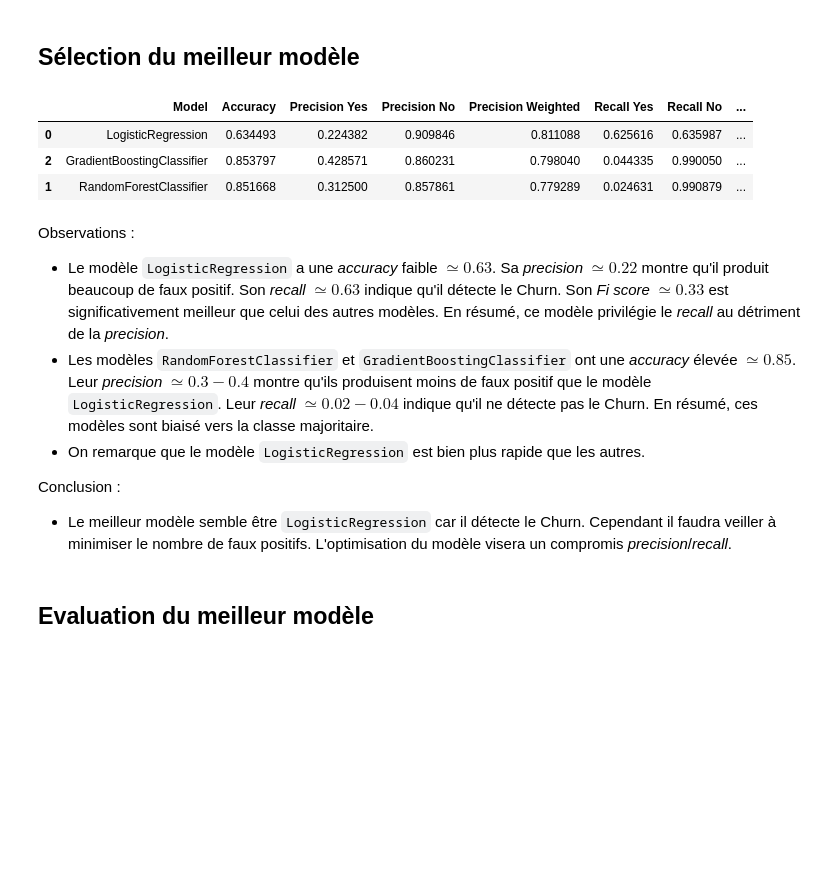
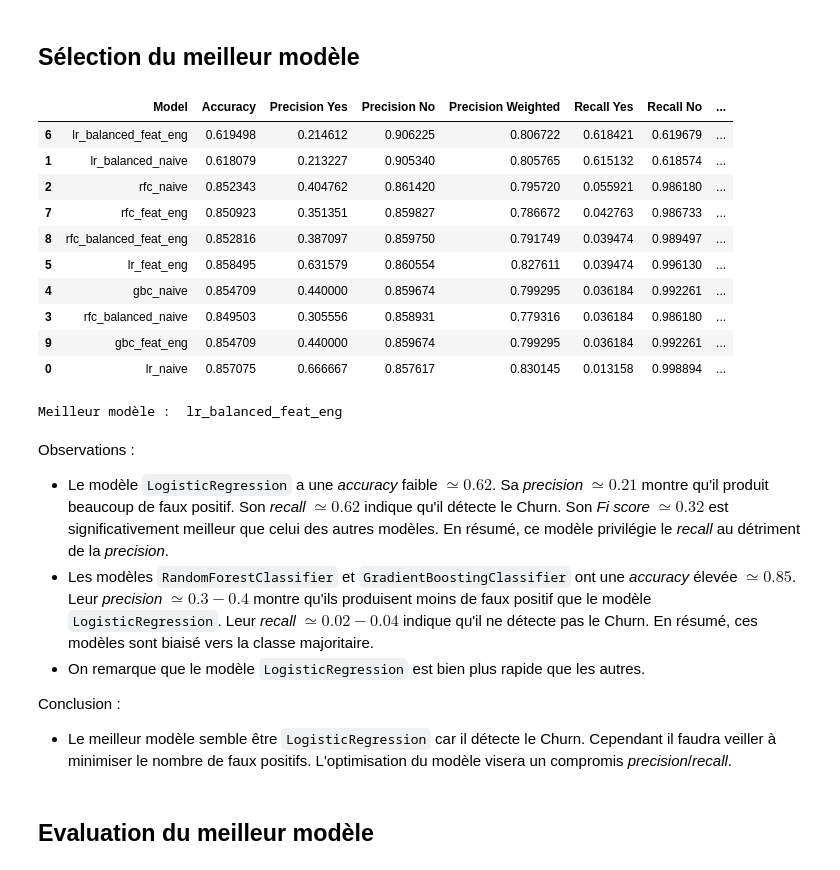
Before and after one commit to DamienDESSAUX-M2i/DESSAUX_Damien_ECF3, a Jupyter notebook: notebooks/03_modelisation.ipynb, the cells around one changed output. Drawn from its saved outputs; the diff is of its cells as text; code cells hidden in the pictures; blank space fills up the shorter version.

Commit message:
Feature engineering.

```diff
--- a/notebooks/03_modelisation.ipynb
+++ b/notebooks/03_modelisation.ipynb
@@ -31,7 +32,10 @@ DATA_DIR = PROJECT_DIR / "data"
 DATA_PATH = DATA_DIR / "03_DONNEES.csv"
 OUTPUT_DIR = PROJECT_DIR / "output"
 MODELS_DIR = OUTPUT_DIR / "models"
-PREPROCESSOR_PATH = MODELS_DIR / "preprocessor.pkl"
+NAIVE_PREPROCESSOR_PATH = MODELS_DIR / "naive_preprocessor.pkl"
+FEATURE_ENGINEERING_PREPROCESSOR_PATH = (
+    MODELS_DIR / "feature_engineering_preprocessor.pkl"
+)
 BEST_MODEL_PATH = MODELS_DIR / "logistic_regression.pkl"
 FIGURES_DIR = OUTPUT_DIR / "figures"
 METRICS_DIR = OUTPUT_DIR / "metrics"
@@ -80,15 +84,43 @@ df = pd.read_csv(DATA_PATH.as_posix())
 X = df.drop("Churn", axis=1)
 y = df["Churn"].copy()
 
-preprocessor = joblib.load(PREPROCESSOR_PATH.as_posix())
+naive_preprocessor = joblib.load(NAIVE_PREPROCESSOR_PATH.as_posix())
+# %%
+alpha = 0.33
+
+
+def power_transform(x):
+    return np.power(1 + x, alpha)
+
+
+def inverse_power_transform(y):
+    return np.power(y, 1 / alpha) - 1
+
+
+feature_engineering_preprocessor = joblib.load(
+    FEATURE_ENGINEERING_PREPROCESSOR_PATH.as_posix()
+)
 # %% [markdown]
 ## Split train/test
 # %%
 X_train, X_test, y_train, y_test = train_test_split(
     X,
     y,
-    test_size=0.2,
+    test_size=0.3,
     random_state=42,
     stratify=y,
     shuffle=True,
 )
+
+print(
+    f"Dimensions jeu d'entraînement : {X_train.shape[0]} lignes et {X_train.shape[1]} colonnes"
+)
+print(
+    f"Dimensions jeu de test : {X_test.shape[0]} lignes et {X_test.shape[1]} colonnes"
+)
+
+print("\nProportion de 'Churn' dans le jeu d'entraînement :")
+print(y_train.value_counts() / len(y_train) * 100)
+
+print("\nProportion de 'Churn' dans le jeu de test :")
+print(y_test.value_counts() / len(y_test) * 100)
@@ -210,15 +311,27 @@ Modèle GradientBoostingClassifier évalué en 0.03482508659362793 secondes.
 # %% [markdown]
 ## Sélection du meilleur modèle
 # %%
-metrics.sort_values("Recall Yes", ascending=False).head()
+metrics.sort_values("Recall Yes", ascending=False).head(len(metrics))
 # %% [output]
 |  | Model | Accuracy | Precision Yes | Precision No | Precision Weighted | Recall Yes | Recall No | ... |
-| 0 | LogisticRegression | 0.634493 | 0.224382 | 0.909846 | 0.811088 | 0.625616 | 0.635987 | ... |
-| 2 | GradientBoostingClassifier | 0.853797 | 0.428571 | 0.860231 | 0.798040 | 0.044335 | 0.990050 | ... |
-| 1 | RandomForestClassifier | 0.851668 | 0.312500 | 0.857861 | 0.779289 | 0.024631 | 0.990879 | ... |
+| 6 | lr_balanced_feat_eng | 0.619498 | 0.214612 | 0.906225 | 0.806722 | 0.618421 | 0.619679 | ... |
+| 1 | lr_balanced_naive | 0.618079 | 0.213227 | 0.905340 | 0.805765 | 0.615132 | 0.618574 | ... |
+| 2 | rfc_naive | 0.852343 | 0.404762 | 0.861420 | 0.795720 | 0.055921 | 0.986180 | ... |
+| 7 | rfc_feat_eng | 0.850923 | 0.351351 | 0.859827 | 0.786672 | 0.042763 | 0.986733 | ... |
+| 8 | rfc_balanced_feat_eng | 0.852816 | 0.387097 | 0.859750 | 0.791749 | 0.039474 | 0.989497 | ... |
+| 5 | lr_feat_eng | 0.858495 | 0.631579 | 0.860554 | 0.827611 | 0.039474 | 0.996130 | ... |
+| 4 | gbc_naive | 0.854709 | 0.440000 | 0.859674 | 0.799295 | 0.036184 | 0.992261 | ... |
+| 3 | rfc_balanced_naive | 0.849503 | 0.305556 | 0.858931 | 0.779316 | 0.036184 | 0.986180 | ... |
+| 9 | gbc_feat_eng | 0.854709 | 0.440000 | 0.859674 | 0.799295 | 0.036184 | 0.992261 | ... |
+| 0 | lr_naive | 0.857075 | 0.666667 | 0.857617 | 0.830145 | 0.013158 | 0.998894 | ... |
+# %%
+best_model_name = metrics.nlargest(1, "Recall Yes").iloc[0]["Model"]
+print("Meilleur modèle : ", best_model_name)
+# %% [output]
+Meilleur modèle :  lr_balanced_feat_eng
 # %% [markdown]
 Observations :
-- Le modèle `LogisticRegression` a une *accuracy* faible $\simeq 0.63$. Sa *precision* $\simeq 0.22$ montre qu'il produit beaucoup de faux positif. Son *recall* $\simeq 0.63$ indique qu'il détecte le Churn. Son *Fi score* $\simeq 0.33$ est significativement meilleur que celui des autres modèles. En résumé, ce modèle privilégie le *recall* au détriment de la *precision*.
+- Le modèle `LogisticRegression` a une *accuracy* faible $\simeq 0.62$. Sa *precision* $\simeq 0.21$ montre qu'il produit beaucoup de faux positif. Son *recall* $\simeq 0.62$ indique qu'il détecte le Churn. Son *Fi score* $\simeq 0.32$ est significativement meilleur que celui des autres modèles. En résumé, ce modèle privilégie le *recall* au détriment de la *precision*.
 - Les modèles `RandomForestClassifier` et `GradientBoostingClassifier` ont une *accuracy* élevée $\simeq 0.85$. Leur *precision* $\simeq 0.3 - 0.4$ montre qu'ils produisent moins de faux positif que le modèle `LogisticRegression`. Leur *recall* $\simeq 0.02 - 0.04$ indique qu'il ne détecte pas le Churn. En résumé, ces modèles sont biaisé vers la classe majoritaire.
 - On remarque que le modèle `LogisticRegression` est bien plus rapide que les autres.
 
```
Also changed, not shown: parts of 14 cells of this notebook, 9 other files.
